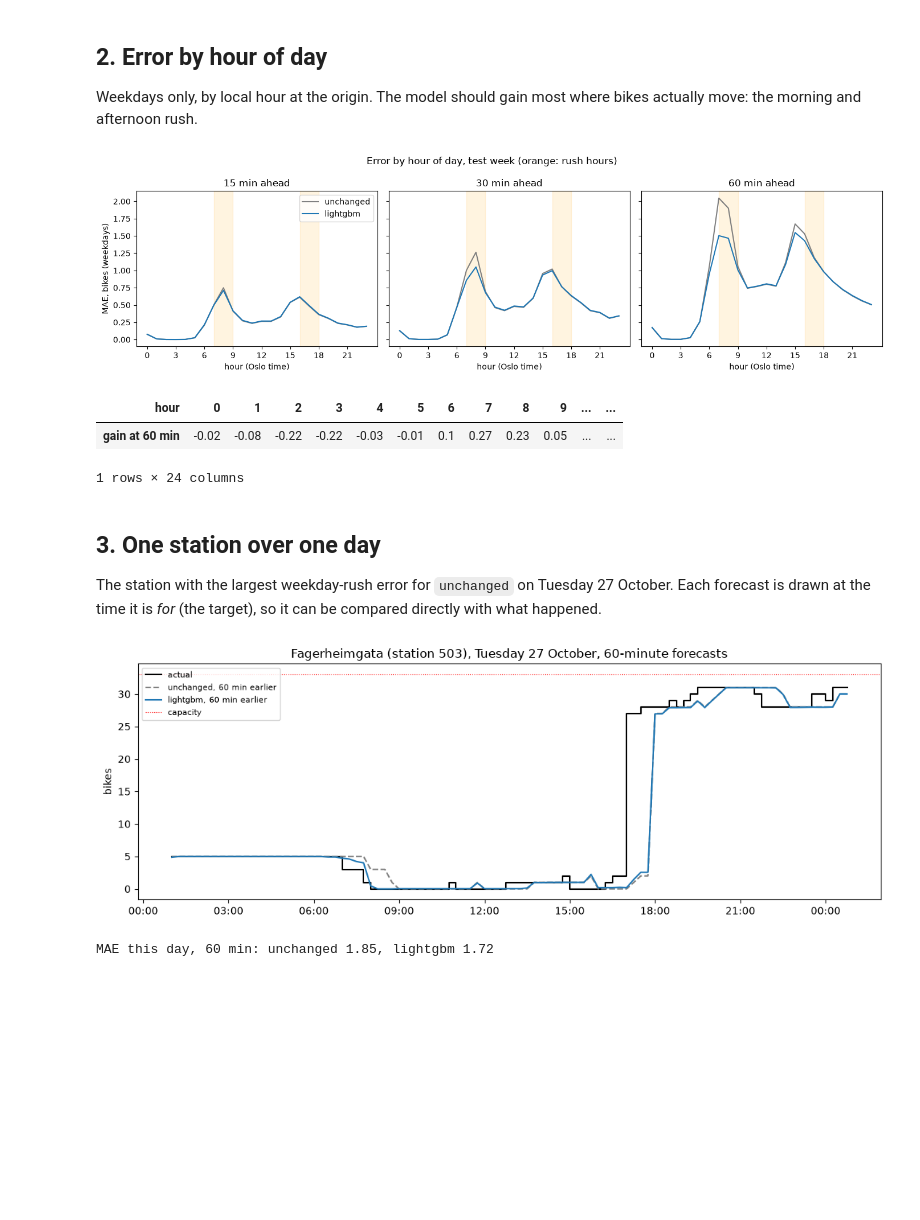
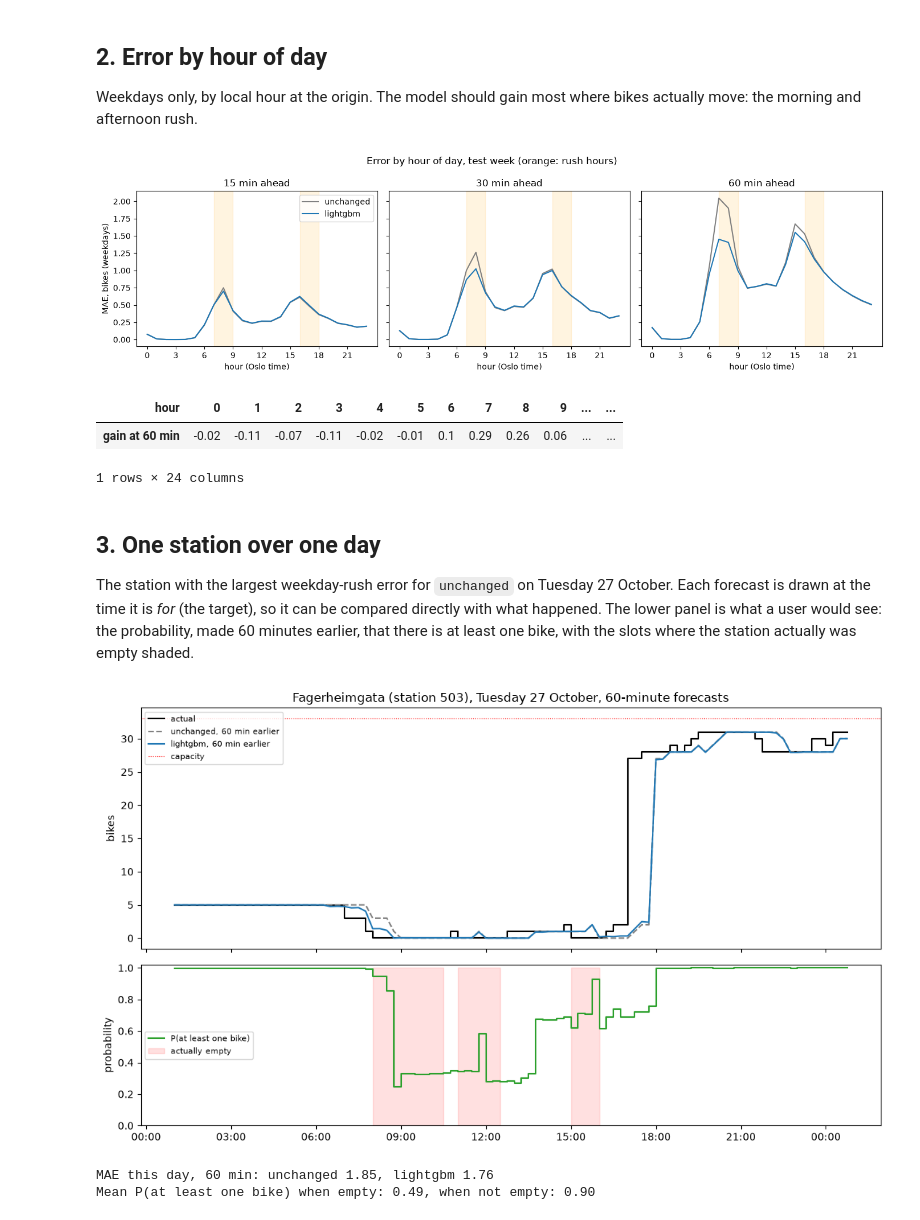
Before and after one commit to LucaJuul/oslo-bysykkel-forecast, a Jupyter notebook: notebooks/02_model.ipynb, the cells around one changed output. Drawn from its saved outputs; the diff is of its cells as text; code cells hidden in the pictures; blank space fills up the shorter version.

Commit message:
Update results with probability models

```diff
--- a/notebooks/02_model.ipynb
+++ b/notebooks/02_model.ipynb
@@ -25,16 +27,21 @@ import pandas as pd
 from ml.baselines import Unchanged
 from ml.features import add_features
 from ml.grid import OSLO, load_stations, load_status, to_grid
-from ml.model import load, predict
+from ml.model import MODEL_DIR, load, load_classifiers, predict
 from ml.pairs import make_pairs, split
+from ml.probability import predict_proba
 
 grid = to_grid(load_status())
 stations = load_stations()
 booster, meta = load()
+classifiers = load_classifiers(MODEL_DIR, meta)
 _, test = split(make_pairs(grid, stations))
-test = add_features(test, grid, stations=meta["stations"])
+test = add_features(
+    test, grid, stations=meta["stations"], neighbours=meta["neighbours"]
+)
 test["unchanged"] = Unchanged().predict(test)
 test["lightgbm"] = predict(booster, test)
+test["p_bike"] = predict_proba(classifiers["bike"], test)
 for model in ["unchanged", "lightgbm"]:
     test[f"error_{model}"] = (test[model] - test["target_bikes"]).abs()
 test["local"] = test["slot"].dt.tz_convert(OSLO)
@@ -114,49 +124,81 @@ gain_60.rename("gain at 60 min").to_frame().T.round(2)
 # %% [output]
 [figure]
 | hour | 0 | 1 | 2 | 3 | 4 | 5 | 6 | 7 | 8 | 9 | ... | ... |
-| gain at 60 min | -0.02 | -0.08 | -0.22 | -0.22 | -0.03 | -0.01 | 0.1 | 0.27 | 0.23 | 0.05 | ... | ... |
+| gain at 60 min | -0.02 | -0.11 | -0.07 | -0.11 | -0.02 | -0.01 | 0.1 | 0.29 | 0.26 | 0.06 | ... | ... |
 1 rows × 24 columns
 # %% [markdown]
 ## 3. One station over one day
 
 The station with the largest weekday-rush error for `unchanged` on Tuesday
 27 October. Each forecast is drawn at the time it is *for* (the target), so it
-can be compared directly with what happened.
+can be compared directly with what happened. The lower panel is what a user
+would see: the probability, made 60 minutes earlier, that there is at least one
+bike, with the slots where the station actually was empty shaded.
 # %%
 day = pd.Timestamp("2026-10-27", tz=OSLO)
 same_day = test[(test["local"] >= day) & (test["local"] < day + pd.Timedelta(days=1))]
 rush = same_day[same_day["hour"].isin([7, 8, 16, 17]) & (same_day["horizon"] == 60)]
 station = rush.groupby("station_id")["error_unchanged"].mean().idxmax()
 name = stations.set_index("station_id").loc[station, "name"]
 
 s = same_day[(same_day["station_id"] == station) & (same_day["horizon"] == 60)]
 target_local = s["target_slot"].dt.tz_convert(OSLO)
 
-fig, ax = plt.subplots(figsize=(11, 4))
+fig, (ax, ax_p) = plt.subplots(
+    2, 1, figsize=(11, 6.5), sharex=True, gridspec_kw={"height_ratios": [3, 2]}
+)
 ax.step(target_local, s["target_bikes"], where="post", color="black", label="actual")
 ax.plot(
     target_local,
     s["unchanged"],
     color="grey",
     ls="--",
     label="unchanged, 60 min earlier",
 )
 ax.plot(target_local, s["lightgbm"], color="tab:blue", label="lightgbm, 60 min earlier")
 ax.axhline(s["capacity"].iloc[0], color="red", lw=0.8, ls=":", label="capacity")
 ax.set_ylabel("bikes")
 ax.set_title(f"{name} (station {station}), Tuesday 27 October, 60-minute forecasts")
 ax.xaxis.set_major_formatter(plt.matplotlib.dates.DateFormatter("%H:%M", tz=OSLO))
 ax.legend(loc="upper left", fontsize=8)
+
+empty = s["target_bikes"] == 0
+ax_p.step(
+    target_local,
+    s["p_bike"],
+    where="post",
+    color="tab:green",
+    label="P(at least one bike)",
+)
+ax_p.fill_between(
+    target_local,
+    0,
+    1,
+    where=empty,
+    step="post",
+    color="red",
+    alpha=0.12,
+    label="actually empty",
+)
+ax_p.set_ylim(0, 1.02)
+ax_p.set_ylabel("probability")
+ax_p.legend(loc="center left", fontsize=8)
+ax_p.xaxis.set_major_formatter(plt.matplotlib.dates.DateFormatter("%H:%M", tz=OSLO))
 fig.tight_layout()
 plt.show()
 
 print(
     f"MAE this day, 60 min: unchanged {s['error_unchanged'].mean():.2f}, "
     f"lightgbm {s['error_lightgbm'].mean():.2f}"
 )
+print(
+    f"Mean P(at least one bike) when empty: {s.loc[empty, 'p_bike'].mean():.2f}, "
+    f"when not empty: {s.loc[~empty, 'p_bike'].mean():.2f}"
+)
 # %% [output]
-[figure, old version]
+[figure, new version]
-MAE this day, 60 min: unchanged 1.85, lightgbm 1.72
+MAE this day, 60 min: unchanged 1.85, lightgbm 1.76
+Mean P(at least one bike) when empty: 0.49, when not empty: 0.90
 # %% [markdown]
 ## Findings
 
```
Also changed, not shown: parts of 4 cells of this notebook, 11 other files.
